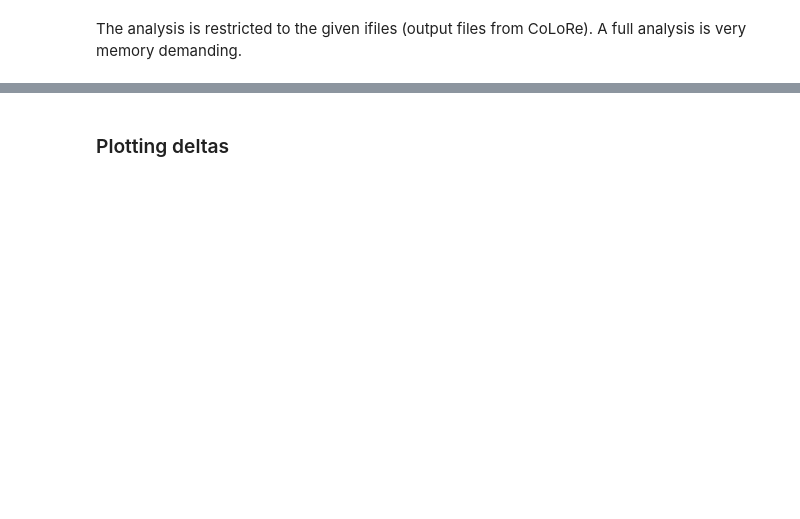
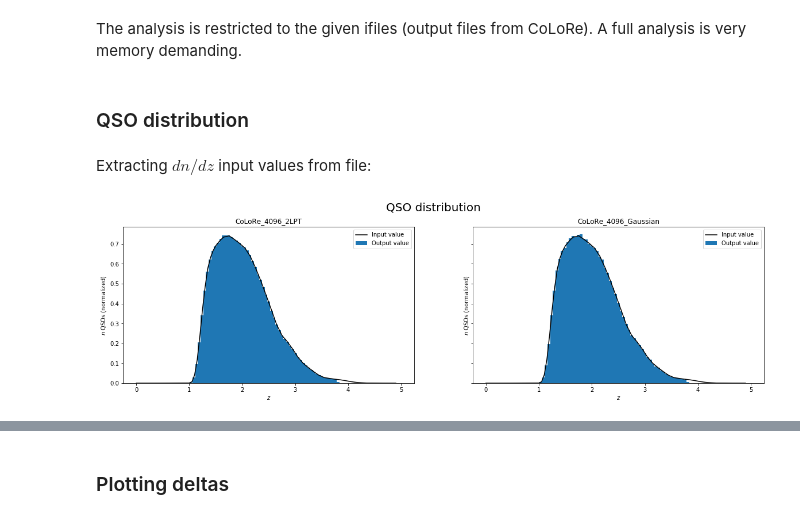
Before and after one commit to cramirezpe/LyaPlotter, a Jupyter notebook: Examples/Compare_CoLoRe_sims.ipynb, the cells around one changed output, grey strips where cells are left out. Cells and saved outputs as stored; diff of their text form; code cells hidden in the pictures; blank space fills up the shorter version.

```diff
--- a/Examples/Compare_CoLoRe_sims.ipynb
+++ b/Examples/Compare_CoLoRe_sims.ipynb
@@ -39,0 +30,4 @@ c_file_2 = x2.get_Sources(ifiles=[0], lr_max=1200.)
+# %% [markdown]
+### QSO distribution
+# %% [markdown]
+Extracting $dn/dz$ input values from file:
@@ -40 +37,18 @@ c_file_2 = x2.get_Sources(ifiles=[0], lr_max=1200.)
+# %%
+fig1, ax_array = plt.subplots(1,2, sharex=False, sharey=True, figsize=(20,5))
+ax1, ax2 = ax_array
+
+bins = np.linspace(0,5,100)
+_1 = c_file_1.plot_dist(ax=ax1, bins=bins, density=True, label='Output value')
+_2 = c_file_2.plot_dist(ax=ax2, bins=bins, density=True, label='Output value')
+for ax in ax1,ax2:
+    ax.plot(th_z,th_n/area, color='k', label='Input value')
+    ax.set_ylabel('$n$ QSOs (normalized)')
+    ax.legend()
+ax1.set_title(x1.__name__)
+ax2.set_title(x2.__name__)
+plt.suptitle('QSO distribution', fontsize=20, y=1)
+plt.show()
+# %% [output]
+[figure, added]
 # %%
```
Also changed, not shown: parts of 19 cells of this notebook.
